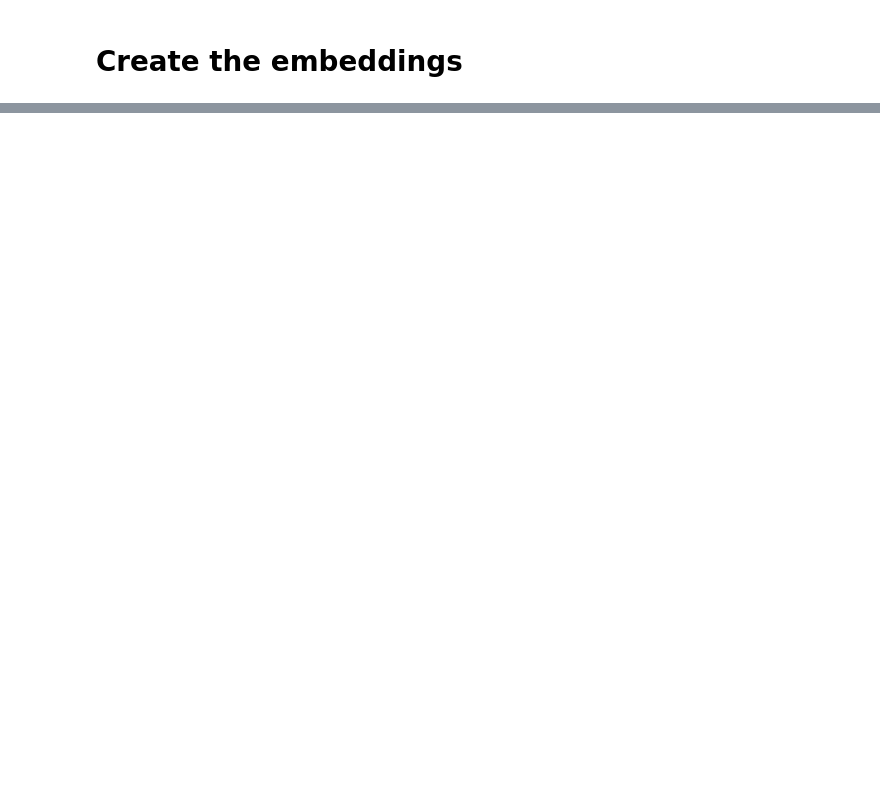
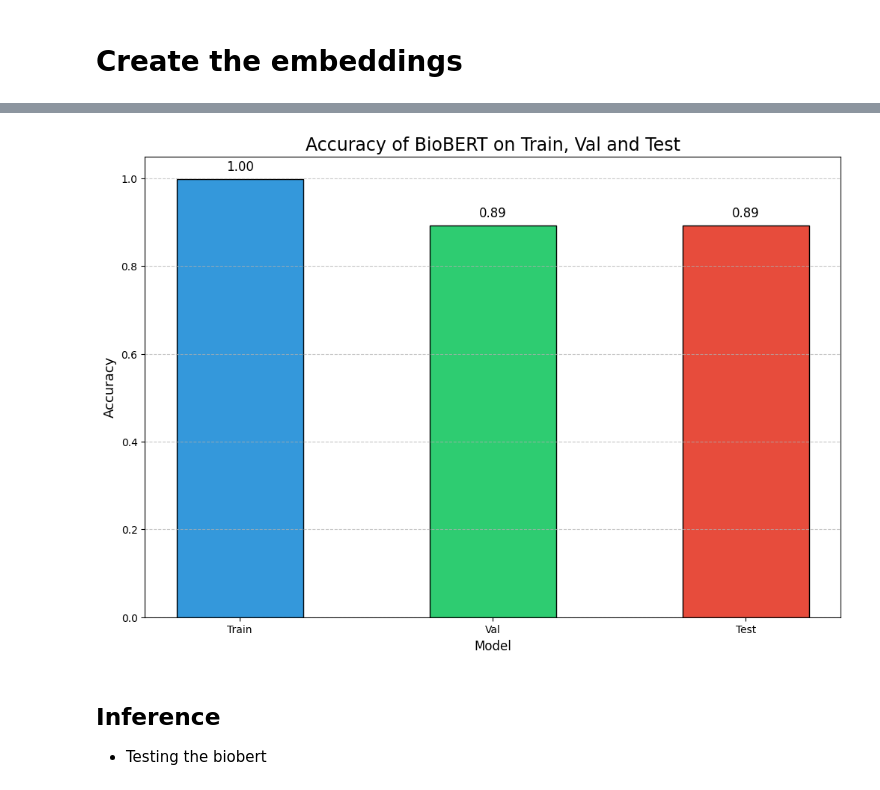
Before and after one commit to Ondralol/local-medical-triage-assistant, a Jupyter notebook: notebooks/data_processing.ipynb, the cells around one changed output, grey strips where cells are left out. Drawn from its saved outputs; the diff is of its cells as text; code cells hidden in the pictures; blank space fills up the shorter version.

```diff
--- a/notebooks/data_processing.ipynb
+++ b/notebooks/data_processing.ipynb
@@ -322,0 +903,29 @@ combined_query("Headache, feeling weak, sore throat, cough, really tired, runny
+# %%
+import matplotlib.pyplot as plt
+fig, ax = plt.subplots(figsize=(12,8))
+
+colors = ['#3498db', '#2ecc71', '#e74c3c']
+
+labels = ['Train', 'Val', 'Test']
+values = [train_metrics['eval_accuracy'] ,val_metrics['eval_accuracy'] , test_metrics['eval_accuracy']]
+
+ax.bar(labels, values, color=colors, edgecolor='black', width=0.5)
+
+ax.set_ylim(0, 1.05)
+ax.set_yticks([0, 0.2, 0.4, 0.6, 0.8, 1.0])
+
+ax.set_xlabel("Model", fontsize=12)
+ax.set_ylabel("Accuracy", fontsize=13)
+ax.set_title("Accuracy of BioBERT on Train, Val and Test", fontsize=17)
+
+ax.grid(axis='y', linestyle='--', alpha=0.7)
+
+for i, value in enumerate(values):
+    ax.text(i, value + 0.02, f'{value:.2f}', ha='center', fontsize=12)
+
+plt.show()
+# %% [output]
+[figure, added]
+# %% [markdown]
+## Inference
+- Testing the biobert
```
Also changed, not shown: parts of 31 cells of this notebook, 1 other file.
